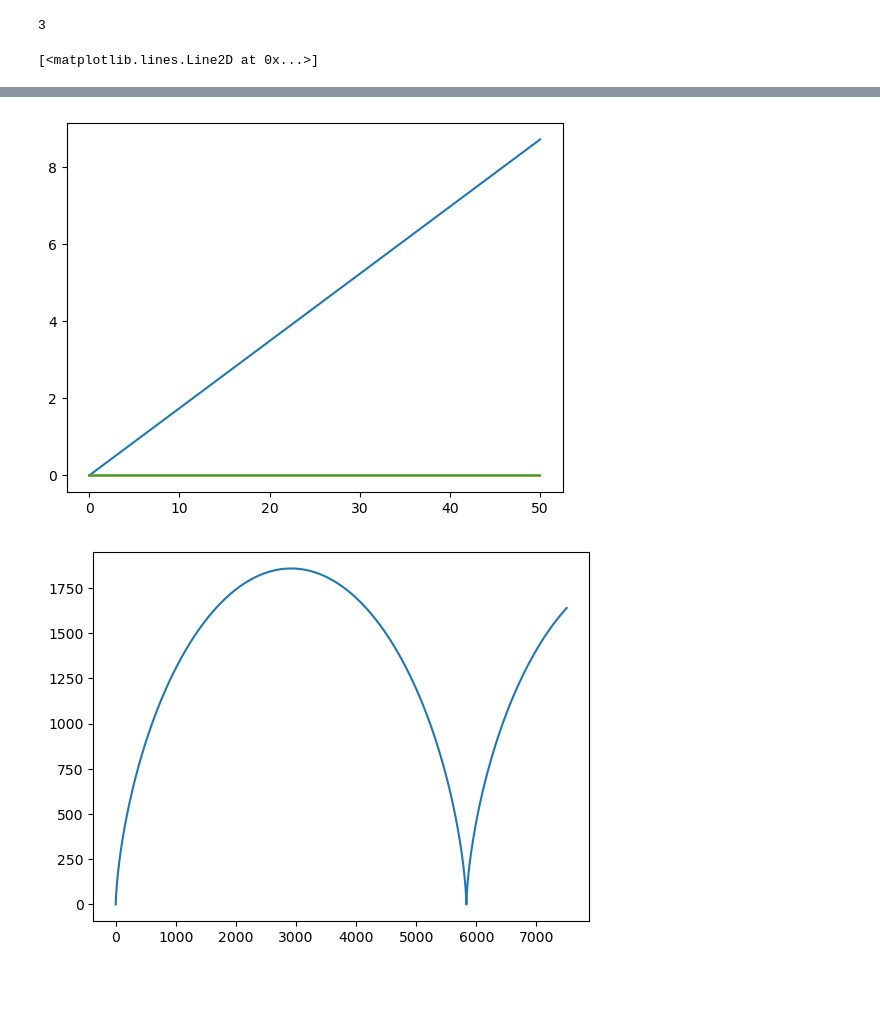
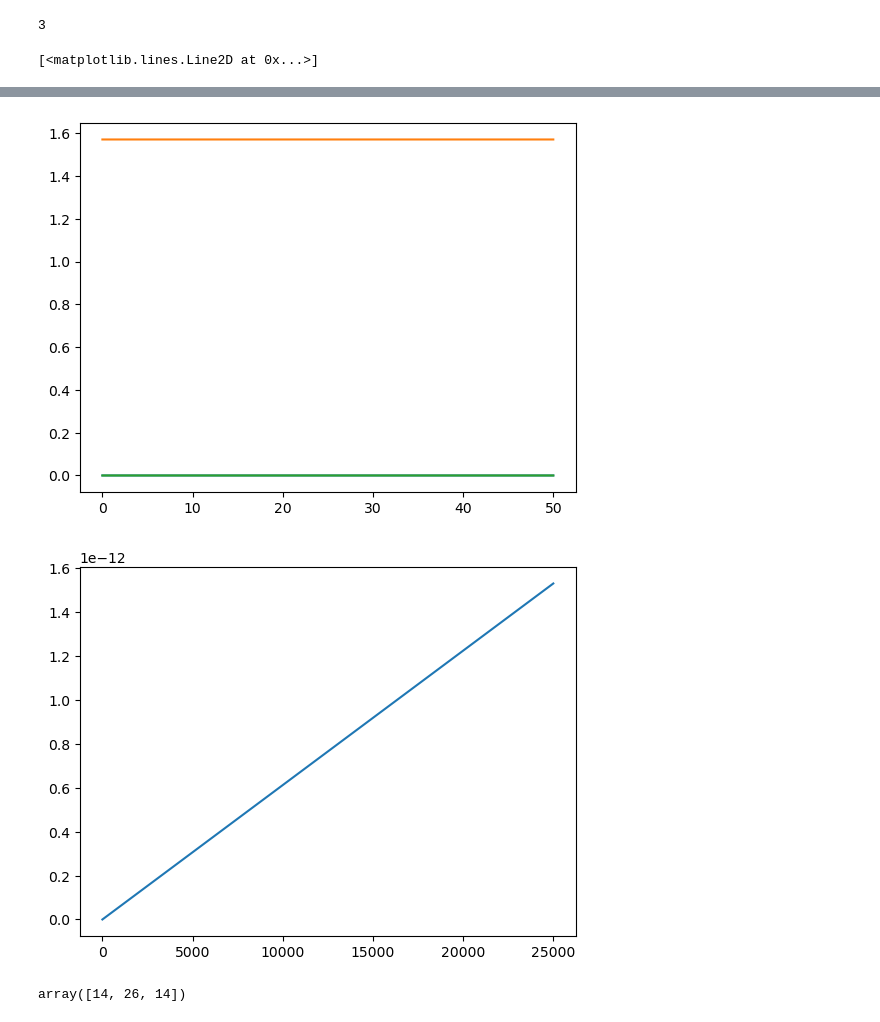
Before and after one commit to ASME-BUR/2023-2024, a Jupyter notebook: Summer/GNC Test Code/Test Model 2.ipynb, the cells around one changed output, grey strips where cells are left out. Drawn from its saved outputs; the diff is of its cells as text; code cells hidden in the pictures; blank space fills up the shorter version.

```diff
--- a/Summer/GNC Test Code/Test Model 2.ipynb
+++ b/Summer/GNC Test Code/Test Model 2.ipynb
@@ -68,8 +68,7 @@ def newState(auvPos, auvVel, auvOrientation, auvAngVel, auvAcc, auvAngAcc, dt):
     Rx = np.array([[1,0,0],[0, np.cos(xAngle), -np.sin(xAngle)], [0, np.sin(xAngle), np.cos(xAngle)]])
     Ry = np.array([[np.cos(yAngle), 0, np.sin(yAngle)], [0, 1, 0], [-np.sin(yAngle), 0, np.cos(yAngle)]])
     Rz = np.array([[np.cos(zAngle), -np.sin(zAngle), 0], [np.sin(zAngle), np.cos(zAngle), 0], [0, 0, 1]])
-
-    auvAcc = np.linalg.inv(Rz) @ np.linalg.inv(Ry) @ np.linalg.inv(Rx) @ auvAcc
+    auvAcc = (Rz) @ (Ry) @ (Rx) @ auvAcc
     newAUVVel = auvVel + auvAcc*dt
     newAUVPos = auvPos + (newAUVVel + auvVel)/2*dt
 
@@ -276,12 +275,12 @@ thruster7Pos = [-0.15, -0.3, 0]
 thruster8Pos = [0.15, -0.3, 0]
 thrusterPos = np.array([thruster1Pos, thruster2Pos, thruster3Pos, thruster4Pos, thruster5Pos, thruster6Pos, thruster7Pos, thruster8Pos])
 
-zControl = np.array([0, 0, 1, -1, -1, 1, 0, 0])
-yControl = np.array([1, 1, 0, 0, 0, 0, 1, 1])
-xControl = np.array([1, -1, 0, 0, 0, 0, -1, 1])
-rollControl = np.array([0, 0, 1, -1, 1, -1, 0, 0])
-pitchControl = np.array([0, 0, 1, 1, -1, -1, 0, 0])
-yawControl = np.array([-1, 1, 0, 0, 0, 0, -1, 1])
+# zControl = np.array([0, 0, 1, -1, -1, 1, 0, 0])
+# yControl = np.array([1, 1, 0, 0, 0, 0, 1, 1])
+# xControl = np.array([1, -1, 0, 0, 0, 0, -1, 1])
+# rollControl = np.array([0, 0, 1, -1, 1, -1, 0, 0])
+# pitchControl = np.array([0, 0, 1, 1, -1, -1, 0, 0])
+# yawControl = np.array([-1, 1, 0, 0, 0, 0, -1, 1])
 
 m = 10 #kg
 Ixx = 0.5
@@ -300,7 +299,9 @@ time = np.arange(0,50,dt)
 auvPos = np.zeros([len(time), 3])
 auvVel = np.array([0,0,0])
 auvOrientation = np.zeros([len(time), 3]) #roll, pitch, yaw
-auvAngularVel = np.array([0,0,np.pi/18])
+for i in range(0, len(auvOrientation)):
+    auvOrientation[i,1] = np.pi/2
+auvAngularVel = np.array([0,0,0])
 thrusters = np.array([1500, 1500, 1500, 1500, 1500, 1500, 1500, 1500])
 changeThrust = np.array([0,0,0,0,0,0,0,0])
 thrustersThrust = np.zeros(8)
@@ -308,36 +309,36 @@ thrustersThrust = np.zeros(8)
 disturbance = np.zeros(3)
 disturbancePos = np.zeros(3)
 extForce = np.zeros(3)
-# g = 9.8 #m/s^2
-# gForce = [0,0,-m*g]
-# extForce = gForce
+# # g = 9.8 #m/s^2
+# # gForce = [0,0,-m*g]
+# # extForce = gForce
 
-Kp = 4
-Kpd = 10
-Kpi = 0.5
+# Kp = 4
+# Kpd = 10
+# Kpi = 0.5
 
-Kap = 3
-Kad = 2
-Kai = 0.1
+# Kap = 3
+# Kad = 2
+# Kai = 0.1
 
-targetX = 3
-targetY = 6
-targetZ = -2
-targetRoll = 0
-targetPitch = 0
-targetYaw = np.pi/4
-targetPos = np.array([targetX, targetY, targetZ])
-targetAngle = np.array([targetRoll, targetPitch, targetYaw])
-posErr = 0
-prevPosErr = 0
-trackPosErr = 0
-angErr = 0
-prevAngErr = 0
-trackAngErr = 0
+# targetX = 3
+# targetY = 6
+# targetZ = -2
+# targetRoll = 0
+# targetPitch = 0
+# targetYaw = np.pi/4
+# targetPos = np.array([targetX, targetY, targetZ])
+# targetAngle = np.array([targetRoll, targetPitch, targetYaw])
+# posErr = 0
+# prevPosErr = 0
+# trackPosErr = 0
+# angErr = 0
+# prevAngErr = 0
+# trackAngErr = 0
 
 for i in range(0,len(time)-1):
 
-    changeThrust = [200, 200, 0, 0, 0, 0, 200, 200]
+    changeThrust = [0, 0, 100, -100, -100, 100, 0, 0]
 
     thrustersThrust = getThrustForce(thrusters, changeThrust)
     auvAngAcc = reorient(thrustersThrust, thrustDir, thrusterPos, I, disturbance, disturbancePos)
@@ -353,6 +354,6 @@ plt.plot(time,auvOrientation[:,2])
 plt.plot(time,auvOrientation[:,1])
 plt.plot(time,auvOrientation[:,0])
 plt.figure(3)
-plt.plot(auvPos[:,0], auvPos[:,1])
+plt.plot(auvPos[:,0], auvPos[:,2])
 # %% [output]
 [<matplotlib.lines.Line2D at 0x...>]
@@ -360,2 +361,9 @@ plt.plot(auvPos[:,0], auvPos[:,1])
-[figure, old version]
+[figure, new version]
-[figure, old version]
+[figure, new version]
+# %%
+a = np.array([[1,2,3], [3,4,5], [1,2,3]])
+b = np.array([[1], [2], [3]])
+c = np.array([1,2,3])
+a@c
+# %% [output]
+array([14, 26, 14])
```
Also changed, not shown: parts of 2 cells of this notebook.
